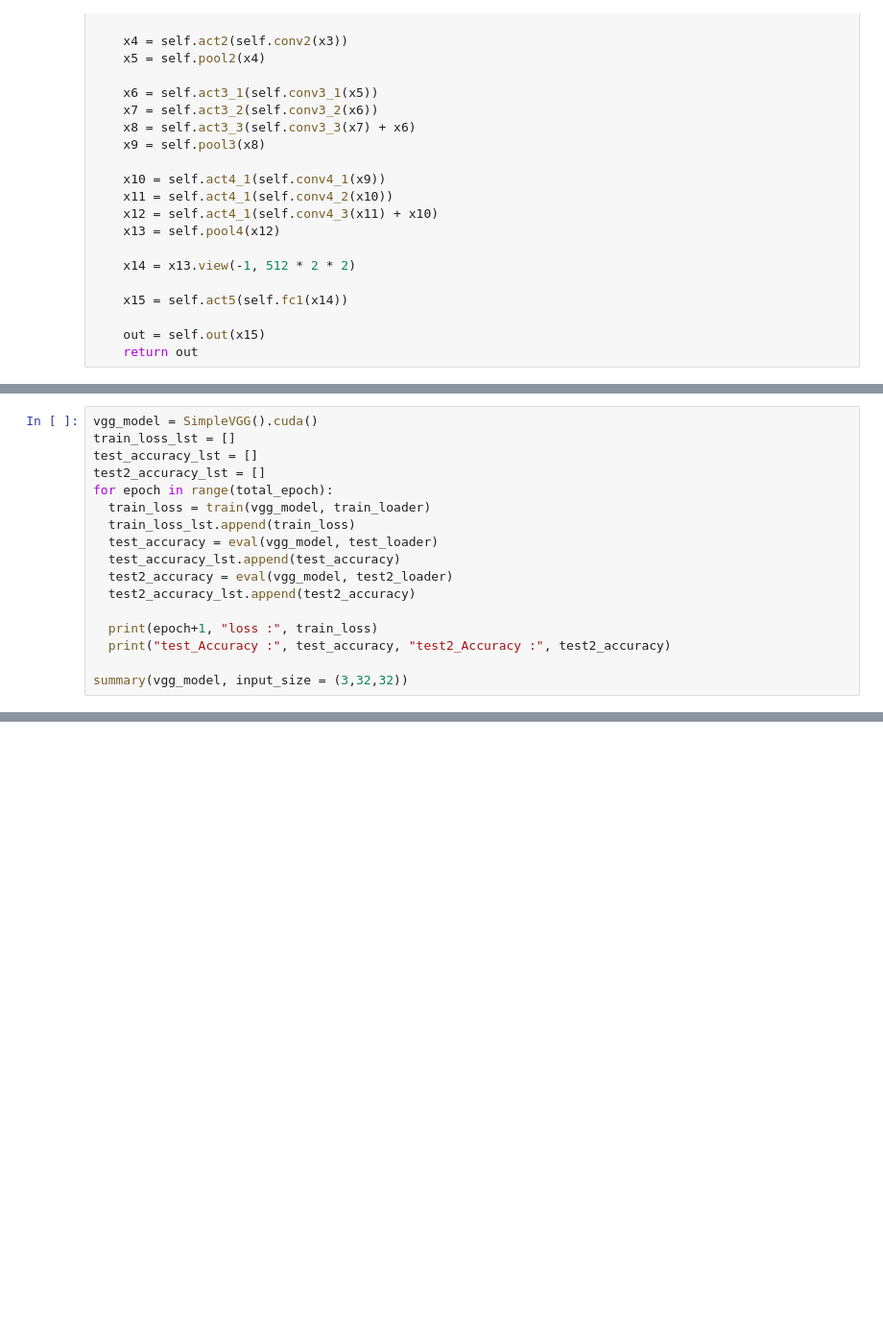
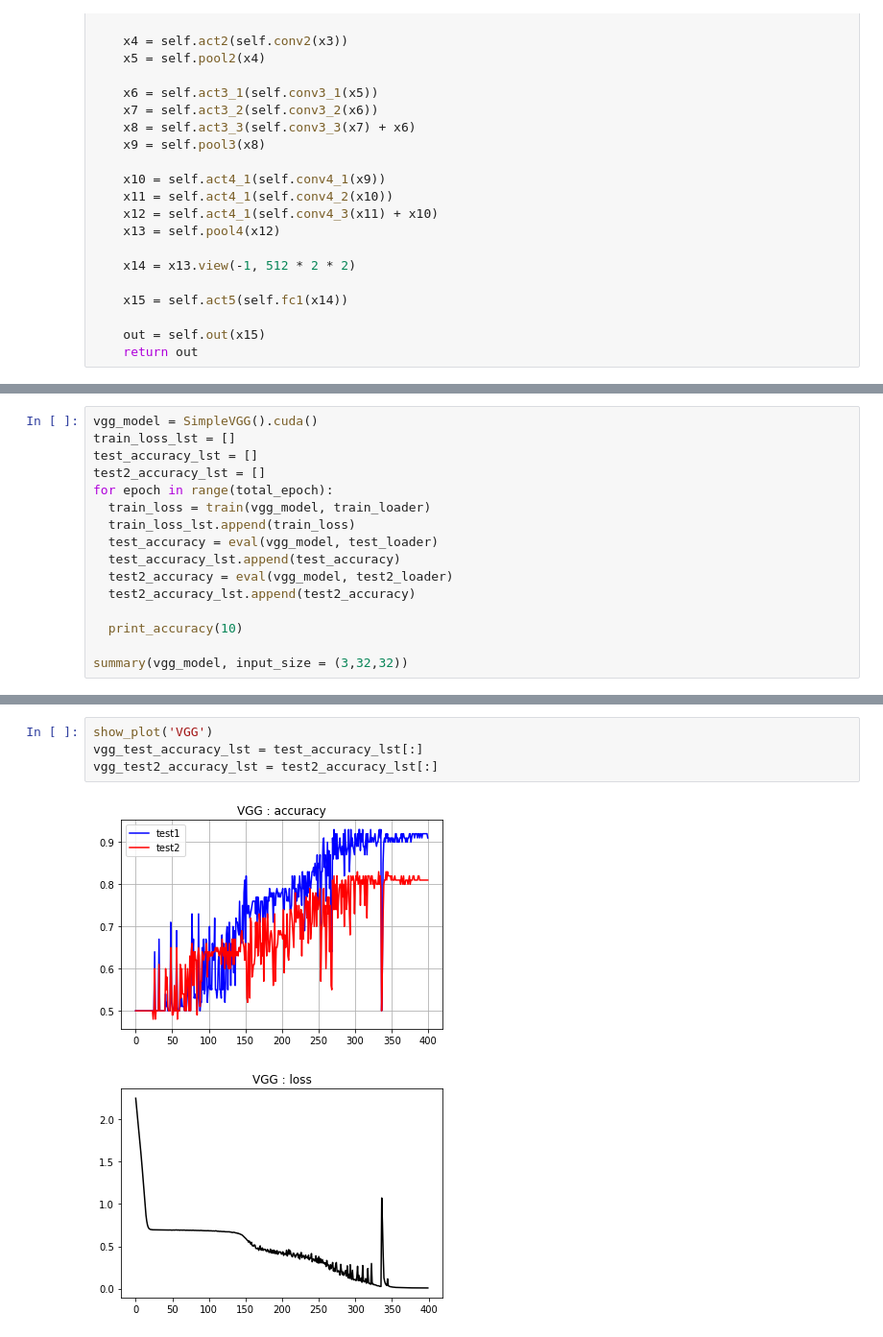
Before and after one commit to KimHS0915/pytorch-image-classification, a Jupyter notebook: gender.ipynb, the cells around one changed output, grey strips where cells are left out. Shown at 96% size. Drawn from its saved outputs; the diff is of its cells as text; blank space fills up the shorter version.

```diff
--- a/gender.ipynb
+++ b/gender.ipynb
@@ -401,8 +470,7 @@ for epoch in range(total_epoch):
   test2_accuracy = eval(vgg_model, test2_loader)
   test2_accuracy_lst.append(test2_accuracy)
 
-  print(epoch+1, "loss :", train_loss)
-  print("test_Accuracy :", test_accuracy, "test2_Accuracy :", test2_accuracy)
+  print_accuracy(10)
 
 summary(vgg_model, input_size = (3,32,32))
 # %% [output]
@@ -423,3 +491,10 @@ Forward/backward pass size (MB): 2.87
 Params size (MB): 32.44
 Estimated Total Size (MB): 35.32
 ----------------------------------------------------------------
+# %%
+show_plot('VGG')
+vgg_test_accuracy_lst = test_accuracy_lst[:]
+vgg_test2_accuracy_lst = test2_accuracy_lst[:]
+# %% [output]
+[figure, added]
+[figure, added]
```
Also changed, not shown: parts of 21 cells of this notebook.
